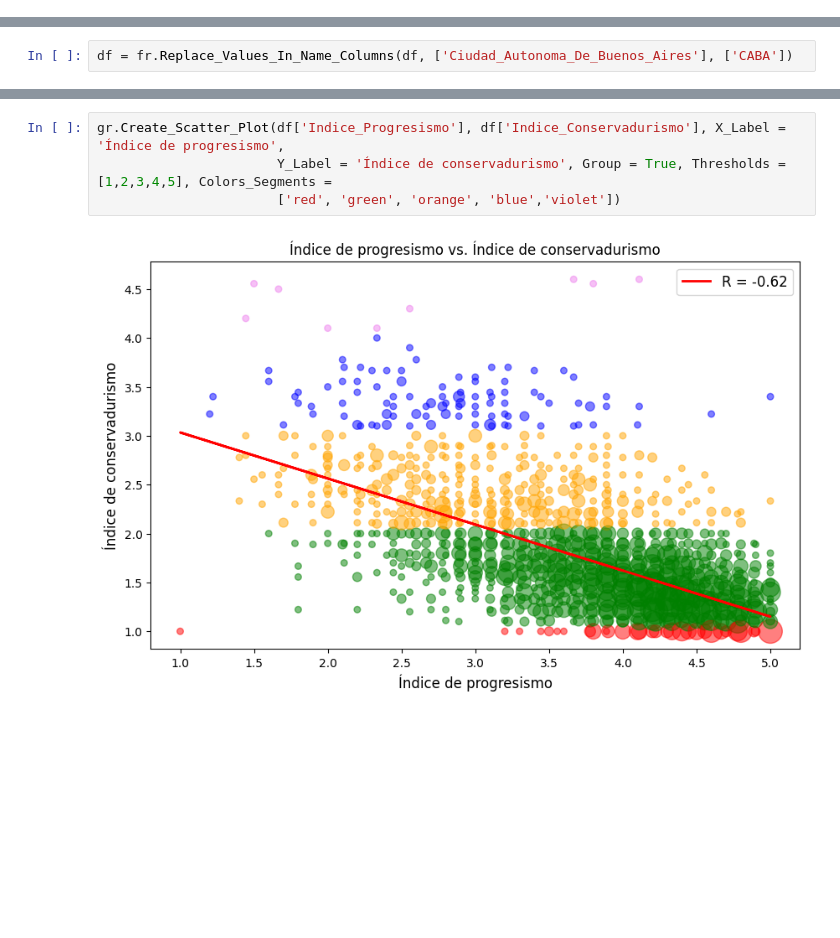
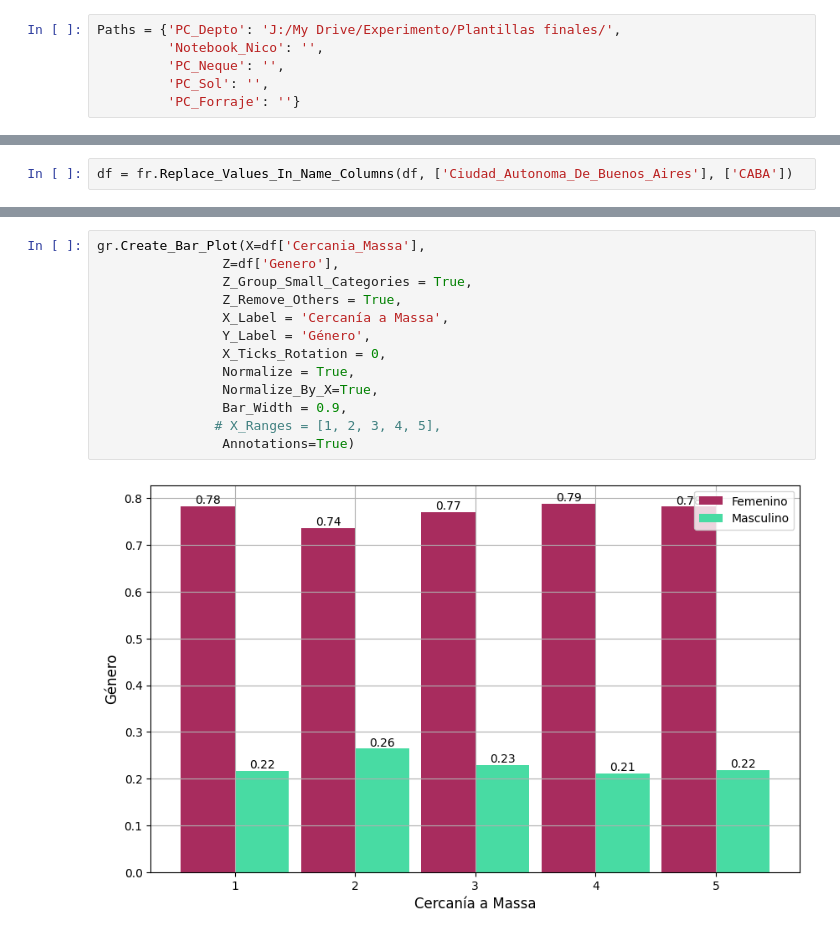
Before and after one commit to Rogoyin/Tesio, a Jupyter notebook: Laboratorio de Tesis.ipynb, the cells around one changed output, grey strips where cells are left out. Drawn from its saved outputs; the diff is of its cells as text; blank space fills up the shorter version.

```diff
--- a/Laboratorio de Tesis.ipynb
+++ b/Laboratorio de Tesis.ipynb
@@ -12,4 +13,10 @@ import Framio as fr
 import Stringio as st
 import Listio as ls
 import Graphio as gr
+# %%
+Paths = {'PC_Depto': 'J:/My Drive/Experimento/Plantillas finales/',
+         'Notebook_Nico': '',
+         'PC_Neque': '',
+         'PC_Sol': '',
+         'PC_Forraje': ''}
 # %%
@@ -70,6 +148,15 @@ df.head()
-# %%
-gr.Create_Scatter_Plot(df['Indice_Progresismo'], df['Indice_Conservadurismo'], X_Label = 'Índice de progresismo',
-                       Y_Label = 'Índice de conservadurismo', Group = True, Thresholds = [1,2,3,4,5], Colors_Segments =
-                       ['red', 'green', 'orange', 'blue','violet'])
-# %% [output]
-[figure, removed]
+# %%
+gr.Create_Bar_Plot(X=df['Cercania_Massa'],
+                Z=df['Genero'],
+                Z_Group_Small_Categories = True,
+                Z_Remove_Others = True,
+                X_Label = 'Cercanía a Massa',
+                Y_Label = 'Género',
+                X_Ticks_Rotation = 0,
+                Normalize = True,
+                Normalize_By_X=True,
+                Bar_Width = 0.9,
+               # X_Ranges = [1, 2, 3, 4, 5],
+                Annotations=True)
+# %% [output]
+[figure, added]
```
Also changed, not shown: parts of 11 cells of this notebook, 1 other file.
